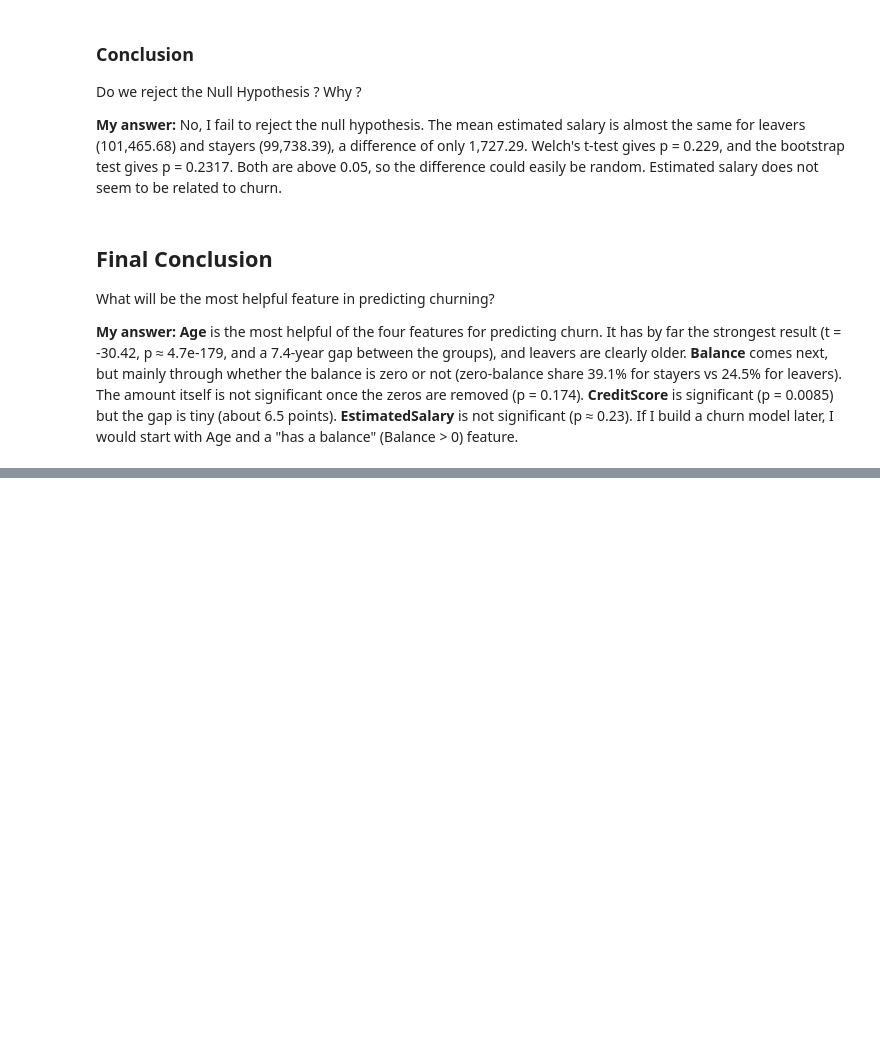
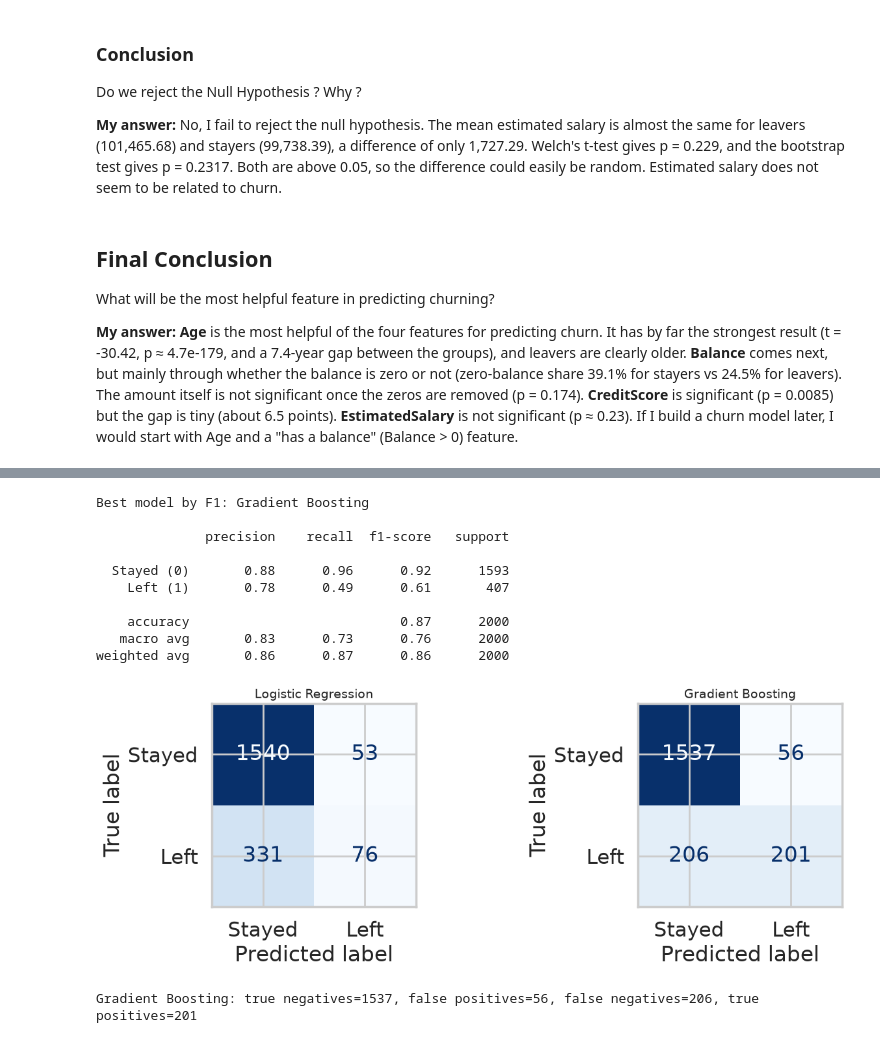
Before and after one commit to simonlivson/DI_Bootcamp, a Jupyter notebook: Week4/Day3/DailyChallenge/churn_inferential_statistics.ipynb, the cells around one changed output, grey strips where cells are left out. Cells and saved outputs as stored; diff of their text form; code cells hidden in the pictures; blank space fills up the shorter version.

Commit message:
Week 4 Day 3 Daily Challenge: add scikit-learn churn prediction section

```diff
--- a/Week4/Day3/DailyChallenge/churn_inferential_statistics.ipynb
+++ b/Week4/Day3/DailyChallenge/churn_inferential_statistics.ipynb
@@ -365,0 +495,28 @@ What will be the most helpful feature in predicting churning?
+# %%
+# Each model is a Pipeline: preprocessing + classifier. The preprocessing is fitted ONLY on the
+# training data inside the pipeline, so no information from the test set leaks into training.
+models = {
+    'Logistic Regression': LogisticRegression(max_iter=1000),
+    'Random Forest': RandomForestClassifier(n_estimators=300, random_state=42),
+    'Gradient Boosting': GradientBoostingClassifier(random_state=42),
+}
+
+results = []
+fitted_models = {}
+for name, classifier in models.items():
+    model = Pipeline([('preprocess', preprocessor), ('classifier', classifier)])
+    model.fit(X_train, y_train)
+    y_pred = model.predict(X_test)
+    y_proba = model.predict_proba(X_test)[:, 1]
+    fitted_models[name] = model
+    results.append({
+        'Model': name,
+        'Accuracy': accuracy_score(y_test, y_pred),
+        'Precision': precision_score(y_test, y_pred),
+        'Recall': recall_score(y_test, y_pred),
+        'F1': f1_score(y_test, y_pred),
+        'ROC AUC': roc_auc_score(y_test, y_proba),
+    })
+
+results_df = pd.DataFrame(results).set_index('Model').round(3)
+results_df
@@ -365,0 +545,30 @@ What will be the most helpful feature in predicting churning?
+# %%
+best_name = results_df['F1'].idxmax()
+best_model = fitted_models[best_name]
+y_pred_best = best_model.predict(X_test)
+print(f"Best model by F1: {best_name}\n")
+print(classification_report(y_test, y_pred_best, target_names=['Stayed (0)', 'Left (1)']))
+
+fig, axes = plt.subplots(1, 2, figsize=(14, 5))
+for ax, name in zip(axes, ['Logistic Regression', best_name]):
+    ConfusionMatrixDisplay.from_predictions(y_test, fitted_models[name].predict(X_test),
+                                            display_labels=['Stayed', 'Left'], cmap='Blues', ax=ax, colorbar=False)
+    ax.set_title(name, fontsize=14)
+plt.tight_layout()
+plt.show()
+
+tn, fp, fn, tp = confusion_matrix(y_test, y_pred_best).ravel()
+print(f"{best_name}: true negatives={tn}, false positives={fp}, false negatives={fn}, true positives={tp}")
+# %% [output]
+Best model by F1: Gradient Boosting
+
+              precision    recall  f1-score   support
+
+  Stayed (0)       0.88      0.96      0.92      1593
+    Left (1)       0.78      0.49      0.61       407
+
+    accuracy                           0.87      2000
+   macro avg       0.83      0.73      0.76      2000
+weighted avg       0.86      0.87      0.86      2000
+[figure, added]
+Gradient Boosting: true negatives=1537, false positives=56, false negatives=206, true positives=201
```
Also changed, not shown: parts of 25 cells of this notebook.
